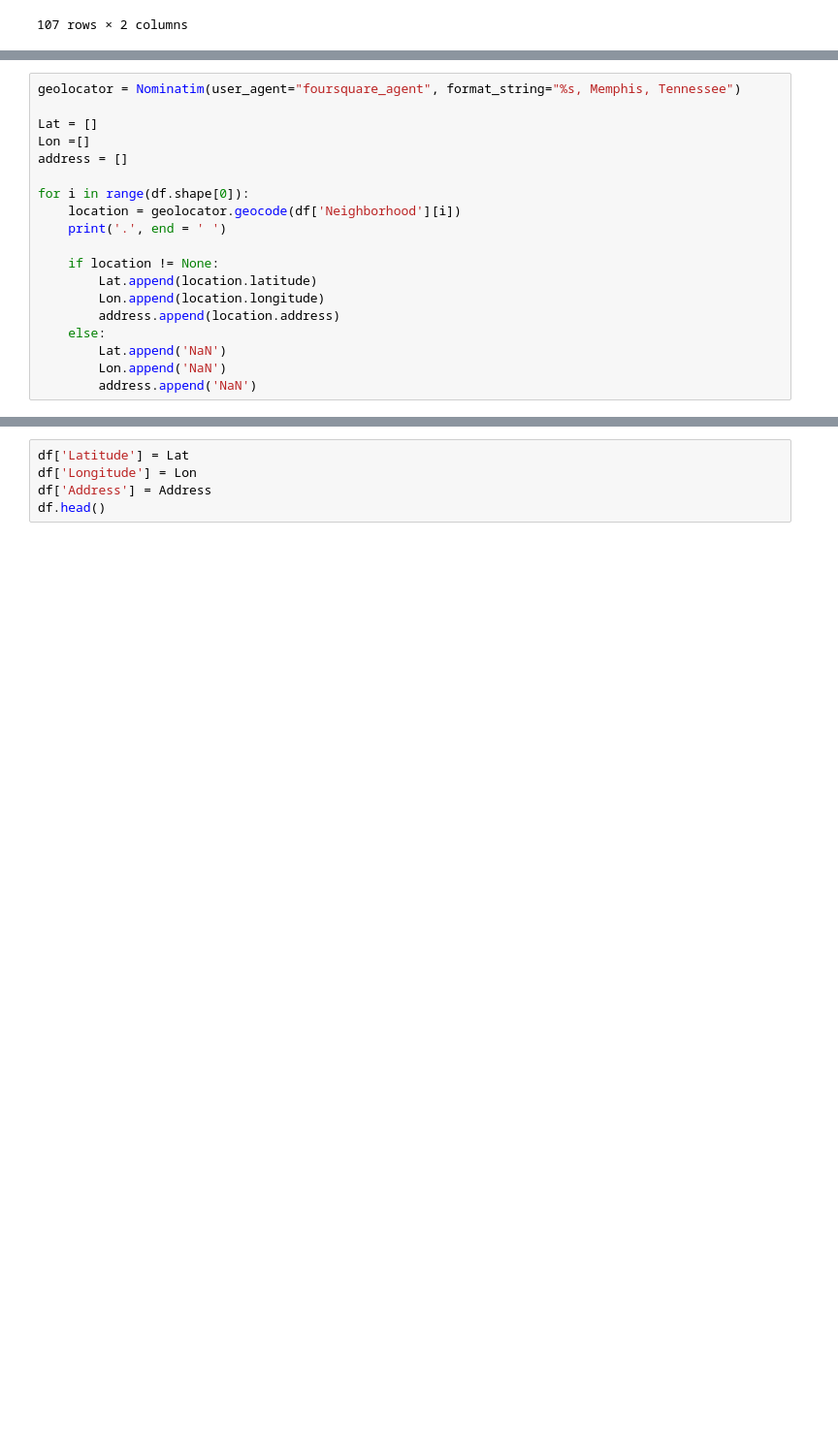
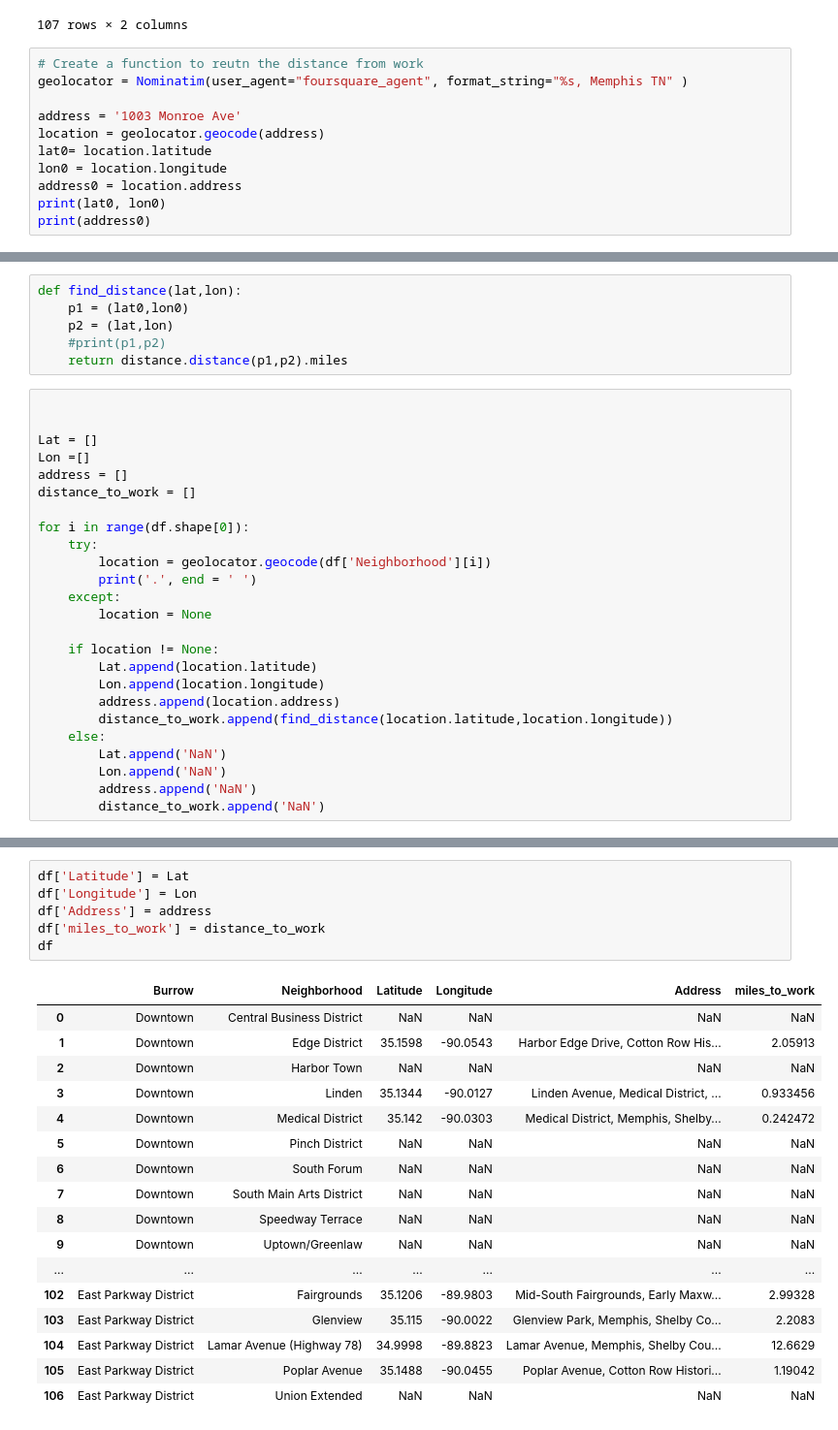
Before and after one commit to sumedhekaru/Analyzing-Neighborhoods, a Jupyter notebook: Battle-of-Neighborhood.ipynb, the cells around one changed output, grey strips where cells are left out. Shown at 97% size. Drawn from its saved outputs; the diff is of its cells as text; blank space fills up the shorter version.

Commit message:
Calculated distance to each neighborhood from the work and stored in the dataframe.

```diff
--- a/Battle-of-Neighborhood.ipynb
+++ b/Battle-of-Neighborhood.ipynb
@@ -139,3 +142,14 @@ df
 | 105 | East Parkway District | Poplar Avenue |
 | 106 | East Parkway District | Union Extended |
 107 rows × 2 columns
+# %%
+# Create a function to reutn the distance from work
+geolocator = Nominatim(user_agent="foursquare_agent", format_string="%s, Memphis TN" )
+
+address = '1003 Monroe Ave'
+location = geolocator.geocode(address)
+lat0= location.latitude
+lon0 = location.longitude
+address0 = location.address
+print(lat0, lon0)
+print(address0)
@@ -142,20 +159,32 @@ df
+# %%
+def find_distance(lat,lon):
+    p1 = (lat0,lon0)
+    p2 = (lat,lon)
+    #print(p1,p2)
+    return distance.distance(p1,p2).miles
 # %%
-geolocator = Nominatim(user_agent="foursquare_agent", format_string="%s, Memphis, Tennessee")
+
 
 Lat = []
 Lon =[]
 address = []
+distance_to_work = []
 
 for i in range(df.shape[0]):
-    location = geolocator.geocode(df['Neighborhood'][i])
-    print('.', end = ' ')
+    try:
+        location = geolocator.geocode(df['Neighborhood'][i])
+        print('.', end = ' ')
+    except:
+        location = None
 
     if location != None:
         Lat.append(location.latitude)
         Lon.append(location.longitude)
         address.append(location.address)
+        distance_to_work.append(find_distance(location.latitude,location.longitude))
     else:
         Lat.append('NaN')
         Lon.append('NaN')
         address.append('NaN')
+        distance_to_work.append('NaN')
 # %% [output]
@@ -163,5 +192,24 @@ for i in range(df.shape[0]):
 # %%
 df['Latitude'] = Lat
 df['Longitude'] = Lon
-df['Address'] = Address
-df.head()
+df['Address'] = address
+df['miles_to_work'] = distance_to_work
+df
+# %% [output]
+|  | Burrow | Neighborhood | Latitude | Longitude | Address | miles_to_work |
+| 0 | Downtown | Central Business District | NaN | NaN | NaN | NaN |
+| 1 | Downtown | Edge District | 35.1598 | -90.0543 | Harbor Edge Drive, Cotton Row His... | 2.05913 |
+| 2 | Downtown | Harbor Town | NaN | NaN | NaN | NaN |
+| 3 | Downtown | Linden | 35.1344 | -90.0127 | Linden Avenue, Medical District, ... | 0.933456 |
+| 4 | Downtown | Medical District | 35.142 | -90.0303 | Medical District, Memphis, Shelby... | 0.242472 |
+| 5 | Downtown | Pinch District | NaN | NaN | NaN | NaN |
+| 6 | Downtown | South Forum | NaN | NaN | NaN | NaN |
+| 7 | Downtown | South Main Arts District | NaN | NaN | NaN | NaN |
+| 8 | Downtown | Speedway Terrace | NaN | NaN | NaN | NaN |
+| 9 | Downtown | Uptown/Greenlaw | NaN | NaN | NaN | NaN |
+| ... | ... | ... | ... | ... | ... | ... |
+| 102 | East Parkway District | Fairgrounds | 35.1206 | -89.9803 | Mid-South Fairgrounds, Early Maxw... | 2.99328 |
+| 103 | East Parkway District | Glenview | 35.115 | -90.0022 | Glenview Park, Memphis, Shelby Co... | 2.2083 |
+| 104 | East Parkway District | Lamar Avenue (Highway 78) | 34.9998 | -89.8823 | Lamar Avenue, Memphis, Shelby Cou... | 12.6629 |
+| 105 | East Parkway District | Poplar Avenue | 35.1488 | -90.0455 | Poplar Avenue, Cotton Row Histori... | 1.19042 |
+| 106 | East Parkway District | Union Extended | NaN | NaN | NaN | NaN |
```
Also changed, not shown: parts of 7 cells of this notebook.
